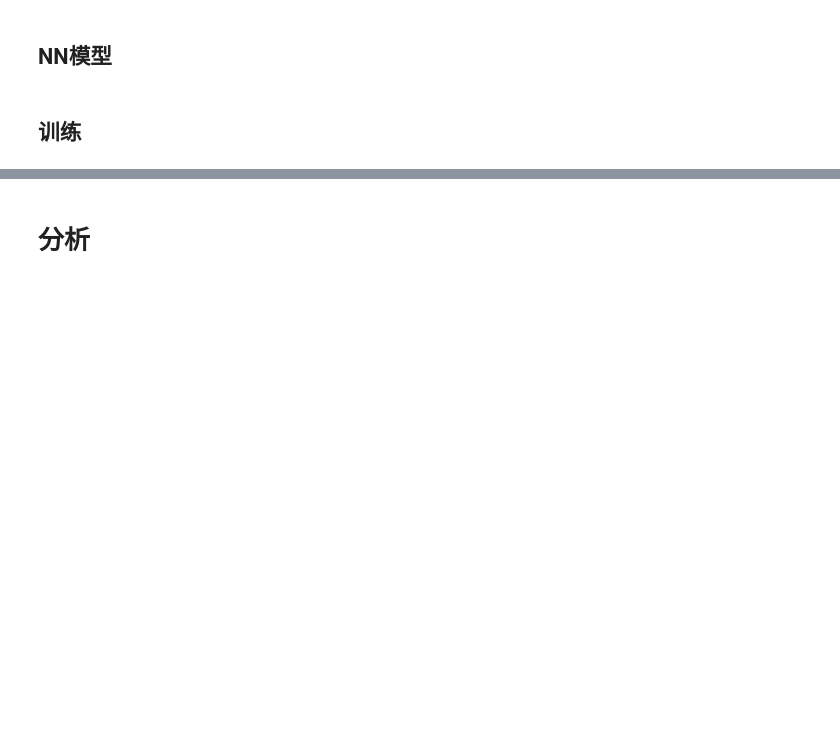
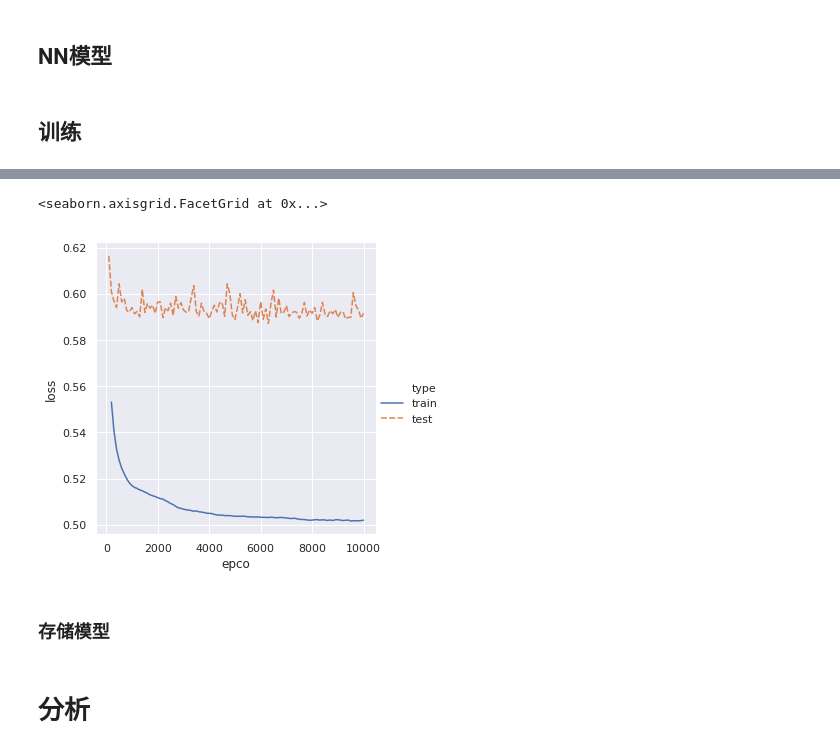
Before and after one commit to Zhangyanbo/Skills_and_Job, a Jupyter notebook: Skill_to_Job.ipynb, the cells around one changed output, grey strips where cells are left out. Cells and saved outputs as stored; diff of their text form; code cells hidden in the pictures; blank space fills up the shorter version.

Commit message:
调参、存储模型

```diff
--- a/Skill_to_Job.ipynb
+++ b/Skill_to_Job.ipynb
@@ -329,0 +371,10 @@ epco 10000 loss: 0.2885281990805641
+# %%
+printdata = pd.DataFrame({'epco':epco_list[1:], 'loss':loss_list[1:], 'type':'train'})
+printdata = printdata.append(pd.DataFrame({'epco':epco_list_test, 'loss':loss_list_test, 'type':'test'}))
+
+sb.relplot(x='epco', y='loss', hue='type', style='type', data=printdata, kind='line')
+# %% [output]
+<seaborn.axisgrid.FacetGrid at 0x...>
+[figure, added]
+# %% [markdown]
+### 存储模型
```
Also changed, not shown: parts of 8 cells of this notebook, 1 other file.
